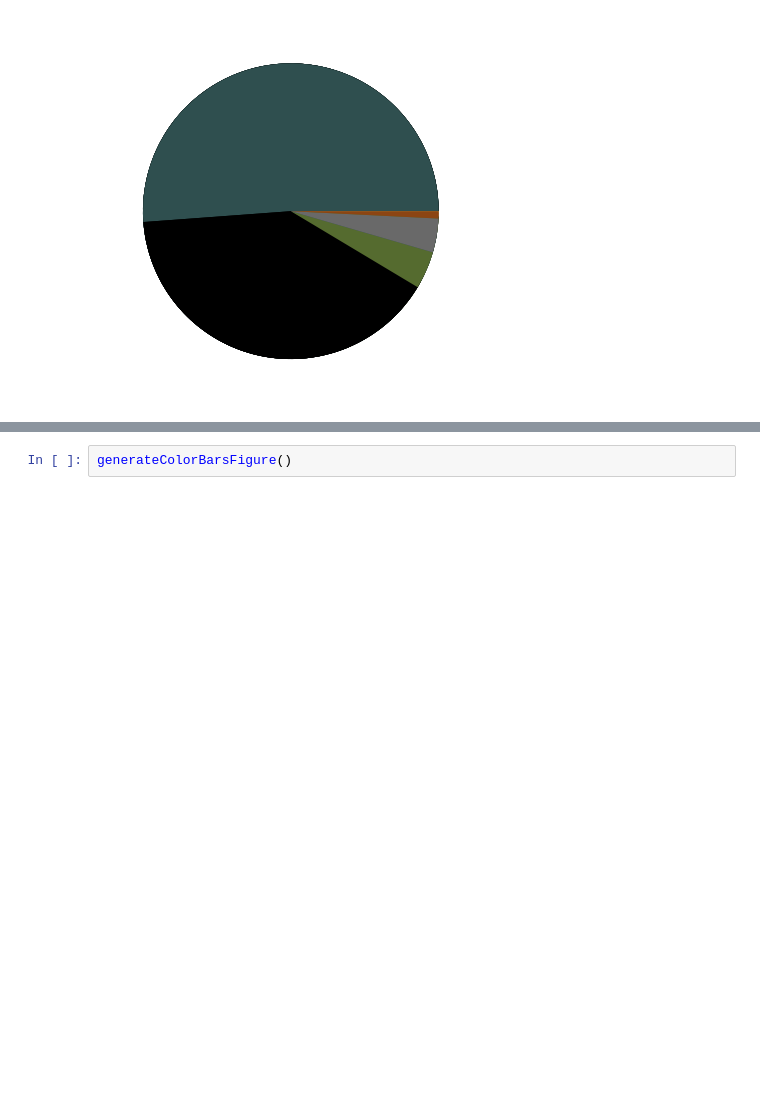
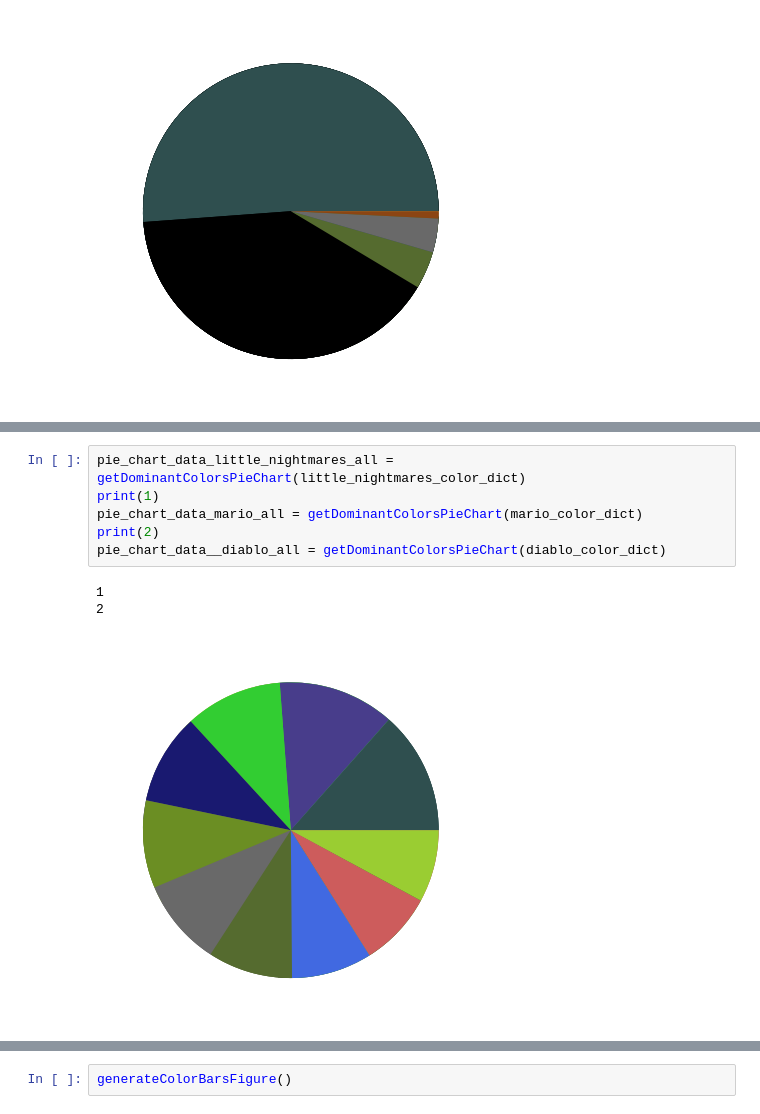
Before and after one commit to vairasza/dhcv, a Jupyter notebook: dominant_color_figures.ipynb, the cells around one changed output, grey strips where cells are left out. Cells and saved outputs as stored; diff of their text form; blank space fills up the shorter version.

```diff
--- a/dominant_color_figures.ipynb
+++ b/dominant_color_figures.ipynb
@@ -460,0 +540,10 @@ for frame in frames_list:
+# %%
+pie_chart_data_little_nightmares_all = getDominantColorsPieChart(little_nightmares_color_dict)
+print(1)
+pie_chart_data_mario_all = getDominantColorsPieChart(mario_color_dict)
+print(2)
+pie_chart_data__diablo_all = getDominantColorsPieChart(diablo_color_dict)
+# %% [output]
+1
+2
+[figure, added]
```
Also changed, not shown: parts of 7 cells of this notebook.
